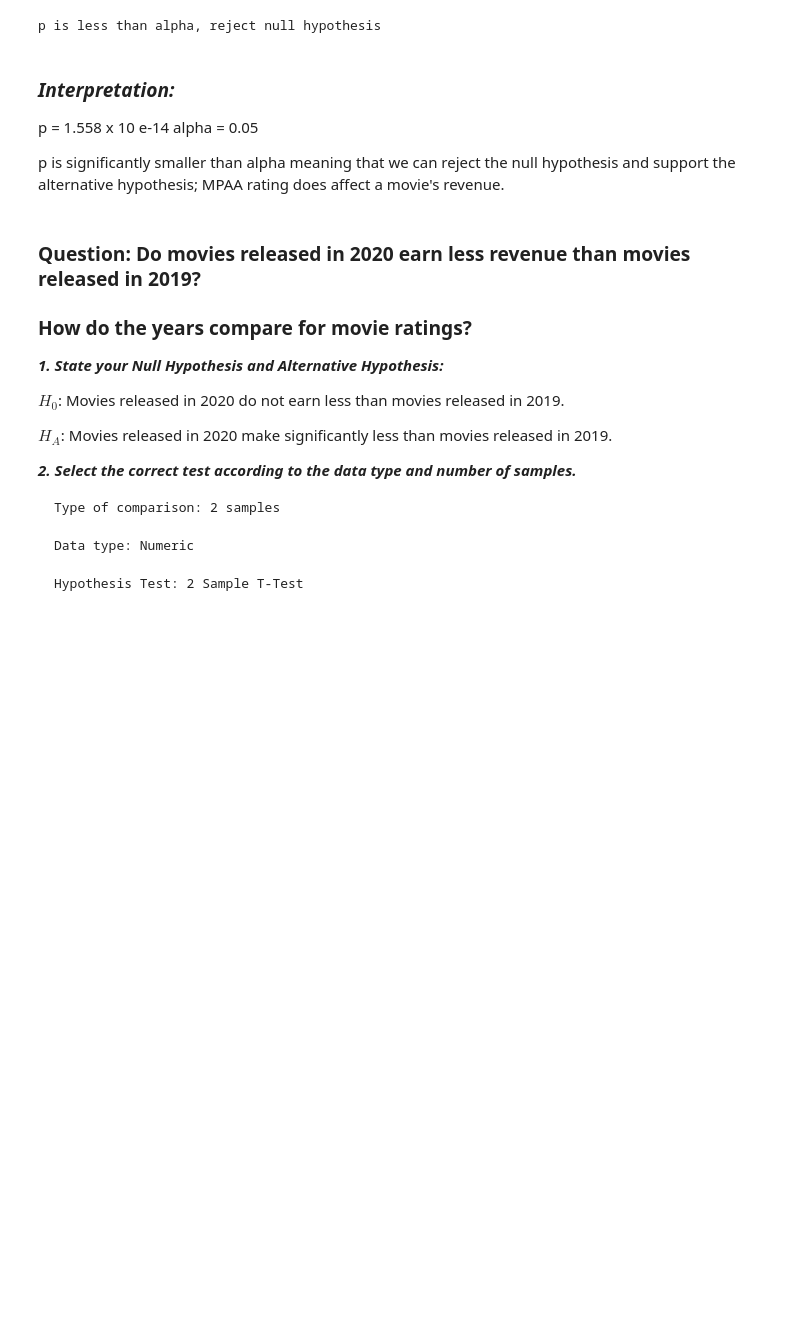
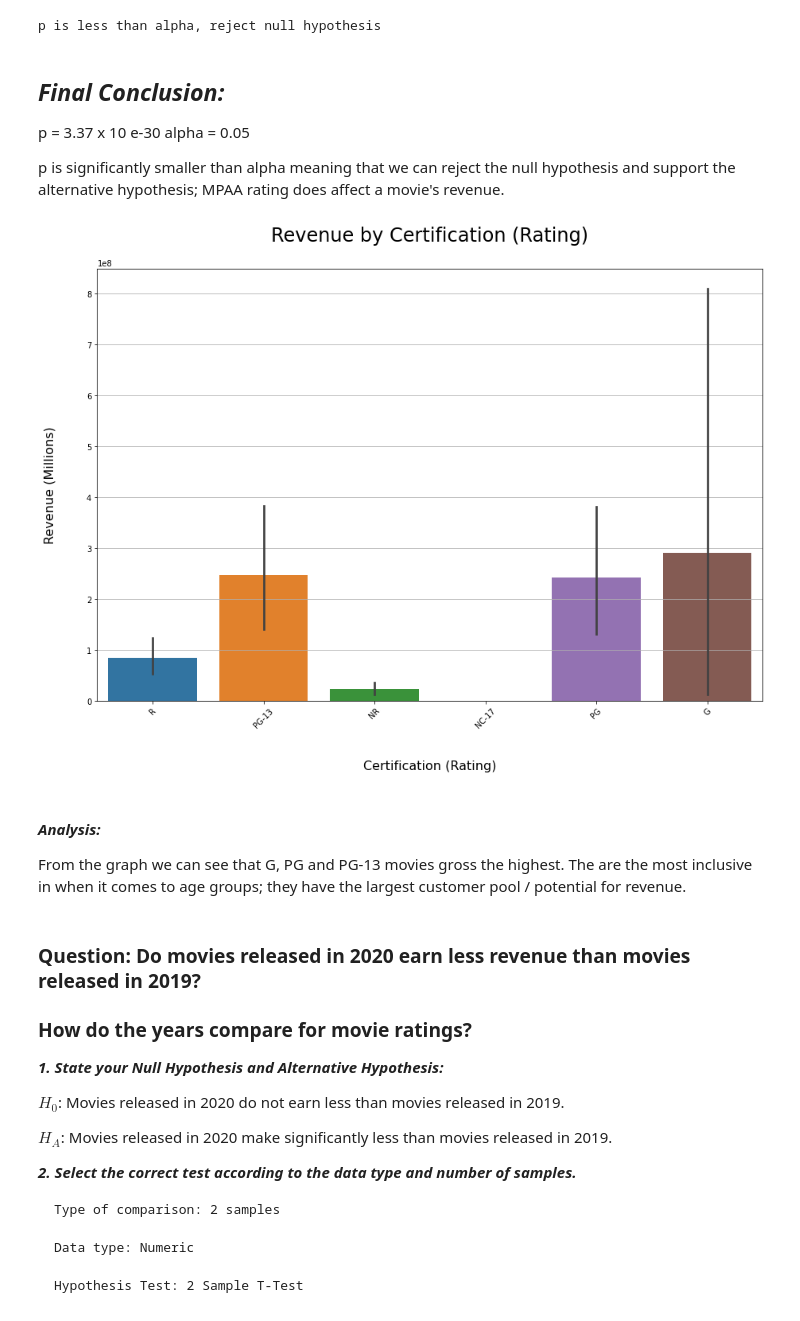
Before and after one commit to starkjones/IMDB-Queries, a Jupyter notebook: IMDB Queries Part 4.ipynb, the cells around one changed output. Cells and saved outputs as stored; diff of their text form; code cells hidden in the pictures; blank space fills up the shorter version.

```diff
--- a/IMDB Queries Part 4.ipynb
+++ b/IMDB Queries Part 4.ipynb
@@ -175,14 +225,0 @@ no_revenue = df.loc[df['revenue']==0]
-# %%
-# Excluding titles with a budget of 0.
-
-budget = df.loc[df['budget'].copy() != 0]
-
-df = budget
-
-# Excluding titles with 0 revenue:
-
-revenue = df.loc[df['revenue'].copy() != 0]
-
-df = revenue
-
-df.head()
@@ -340,12 +370,26 @@ else:
 # %% [output]
 p is less than alpha, reject null hypothesis
 # %% [markdown]
-### ***Interpretation:***
+## ***Final Conclusion:***
 
-p = 1.558 x 10 e-14
+p = 3.37 x 10 e-30
 alpha = 0.05
 
 p is significantly smaller than alpha meaning that we can reject the null hypothesis and support the alternative hypothesis; MPAA rating does affect a movie's revenue.
+# %%
+fig, bp = plt.subplots(nrows=1, ncols =1, figsize= (15,10))
+bp = sns.barplot(data=df, x= 'certification', y = 'revenue');
+plt.title('Revenue by Certification (Rating)\n', fontsize =24)
+plt.ylabel('Revenue (Millions)\n\n', fontsize=16);
+plt.xlabel('\n\nCertification (Rating)', fontsize=16);
+plt.grid(axis='y')
+plt.xticks(rotation=45);
+# %% [output]
+[figure, added]
+# %% [markdown]
+#### ***Analysis:***
+
+From the graph we can see that G, PG and PG-13 movies gross the highest. The are the most inclusive in when it comes to age groups; they have the largest customer pool / potential for revenue.
 # %% [markdown]
 ### Question: Do movies released in 2020 earn less revenue than movies released in 2019?
 
```
Also changed, not shown: parts of 38 cells of this notebook, 1 other file.
